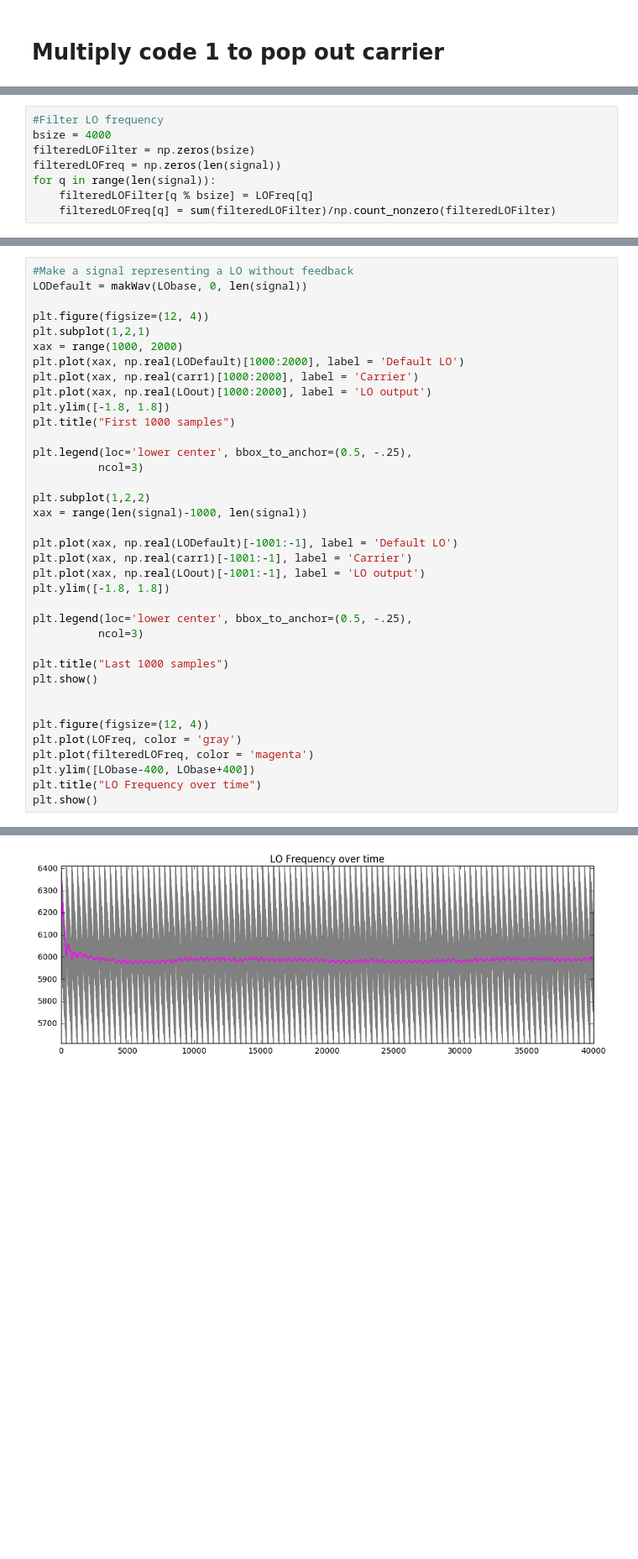
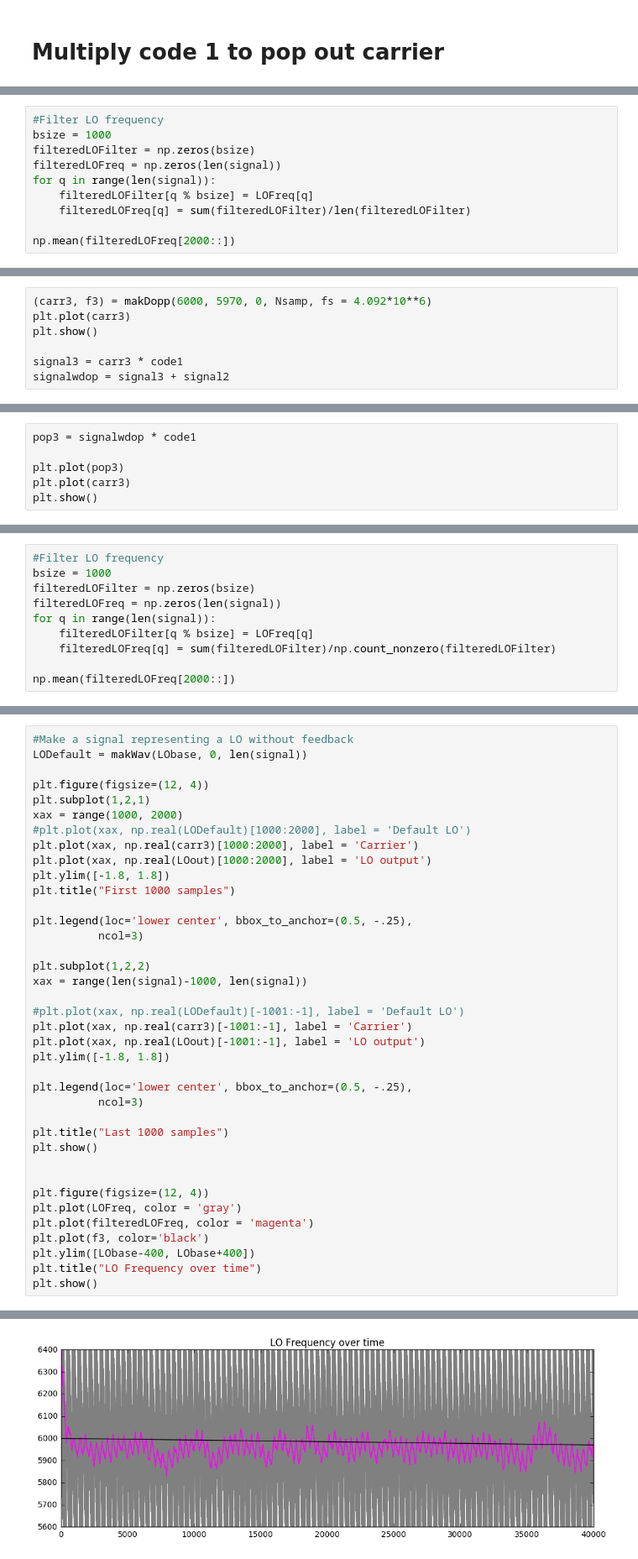
Before and after one commit to psas/gps, a Jupyter notebook: notebooks/Carrier_Tracking.ipynb, the cells around one changed output, grey strips where cells are left out. Shown: that part at 84% size. Cells and saved outputs as stored; diff of their text form; blank space fills up the shorter version.

```diff
--- a/notebooks/Carrier_Tracking.ipynb
+++ b/notebooks/Carrier_Tracking.ipynb
@@ -150,3 +150,13 @@ for n, s in enumerate(signal):
     #Calculate next reference frequency sample
     if (n<len(signal)-1):
         LOout[n + 1] = LOout[n] * np.exp(1j * 2 * np.pi * (refFreq/fs))
+# %%
+#Filter LO frequency
+bsize = 1000
+filteredLOFilter = np.zeros(bsize)
+filteredLOFreq = np.zeros(len(signal))
+for q in range(len(signal)):
+    filteredLOFilter[q % bsize] = LOFreq[q]
+    filteredLOFreq[q] = sum(filteredLOFilter)/len(filteredLOFilter)
+
+np.mean(filteredLOFreq[2000::])
@@ -152,0 +251,7 @@ for n, s in enumerate(signal):
+# %%
+(carr3, f3) = makDopp(6000, 5970, 0, Nsamp, fs = 4.092*10**6)
+plt.plot(carr3)
+plt.show()
+
+signal3 = carr3 * code1
+signalwdop = signal3 + signal2
@@ -152,0 +260,6 @@ for n, s in enumerate(signal):
+# %%
+pop3 = signalwdop * code1
+
+plt.plot(pop3)
+plt.plot(carr3)
+plt.show()
@@ -153,8 +310,10 @@ for n, s in enumerate(signal):
 # %%
 #Filter LO frequency
-bsize = 4000
+bsize = 1000
 filteredLOFilter = np.zeros(bsize)
 filteredLOFreq = np.zeros(len(signal))
 for q in range(len(signal)):
     filteredLOFilter[q % bsize] = LOFreq[q]
     filteredLOFreq[q] = sum(filteredLOFilter)/np.count_nonzero(filteredLOFilter)
+
+np.mean(filteredLOFreq[2000::])
@@ -165,8 +326,8 @@ LODefault = makWav(LObase, 0, len(signal))
 plt.figure(figsize=(12, 4))
 plt.subplot(1,2,1)
 xax = range(1000, 2000)
-plt.plot(xax, np.real(LODefault)[1000:2000], label = 'Default LO')
-plt.plot(xax, np.real(carr1)[1000:2000], label = 'Carrier')
+#plt.plot(xax, np.real(LODefault)[1000:2000], label = 'Default LO')
+plt.plot(xax, np.real(carr3)[1000:2000], label = 'Carrier')
 plt.plot(xax, np.real(LOout)[1000:2000], label = 'LO output')
 plt.ylim([-1.8, 1.8])
 plt.title("First 1000 samples")
@@ -177,8 +338,8 @@ plt.legend(loc='lower center', bbox_to_anchor=(0.5, -.25),
 plt.subplot(1,2,2)
 xax = range(len(signal)-1000, len(signal))
 
-plt.plot(xax, np.real(LODefault)[-1001:-1], label = 'Default LO')
-plt.plot(xax, np.real(carr1)[-1001:-1], label = 'Carrier')
+#plt.plot(xax, np.real(LODefault)[-1001:-1], label = 'Default LO')
+plt.plot(xax, np.real(carr3)[-1001:-1], label = 'Carrier')
 plt.plot(xax, np.real(LOout)[-1001:-1], label = 'LO output')
 plt.ylim([-1.8, 1.8])
 
@@ -192,6 +353,7 @@ plt.show()
 plt.figure(figsize=(12, 4))
 plt.plot(LOFreq, color = 'gray')
 plt.plot(filteredLOFreq, color = 'magenta')
+plt.plot(f3, color='black')
 plt.ylim([LObase-400, LObase+400])
 plt.title("LO Frequency over time")
 plt.show()
@@ -200 +362 @@ plt.show()
-[figure, old version]
+[figure, new version]
```
Also changed, not shown: parts of 14 cells of this notebook.
